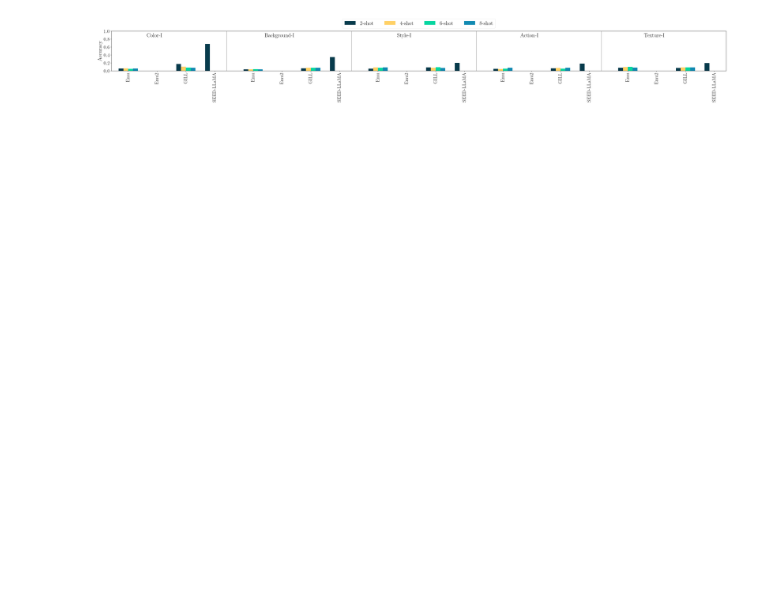
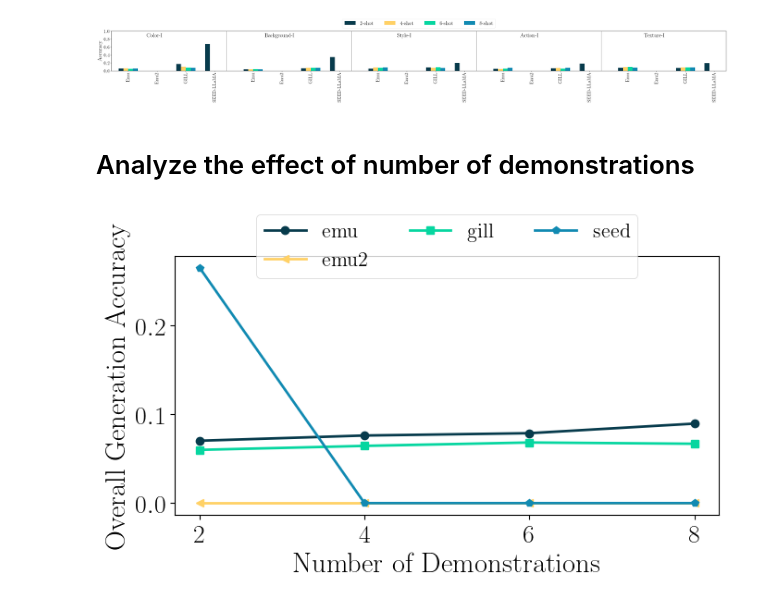
Before and after one commit to UW-Madison-Lee-Lab/CoBSAT, a Jupyter notebook: analysis/plot.ipynb, the cells around one changed output. Cells and saved outputs as stored; diff of their text form; code cells hidden in the pictures; blank space fills up the shorter version.

```diff
--- a/analysis/plot.ipynb
+++ b/analysis/plot.ipynb
@@ -321,3 +310,45 @@ fig.savefig(save_path)
 plt.show()
 # %% [output]
 [figure]
+# %% [markdown]
+# Analyze the effect of number of demonstrations
+# %%
+model_mode = 'image'
+metric = 'overall'
+misleading = 0
+width, height = 7,4
+num_shots = [2,4,6,8]
+
+results = {}
+for model in model_dict[model_mode]:
+    results[model] = defaultdict(list)
+    for shot in num_shots:
+        for task_id in task_dataframe:
+            results[model][shot].append(get_acc(
+                model = model,
+                mode = model_mode,
+                shot = shot,
+                task_id = task_id,
+                metric = metric,
+                misleading = misleading,
+            ))
+
+        results[model][shot] = np.mean(results[model][shot])
+results = pd.DataFrame(results)
+
+fig, ax = plt.subplots(nrows = 1, ncols = 1)
+fig.subplots_adjust(left=0.15, bottom=.18, right=0.99, top=.88, wspace=0, hspace = 0.3) #margin of the figure
+fig.set_size_inches(width, height)
+
+for i, model in enumerate(results):
+    results[model].plot(marker = markers[i], color = colors[i], ax = ax, label = model, linewidth = 2, label = model_dict[model_mode][model])
+ax.set_xticks(num_shots)
+ax.set_xticklabels(num_shots)
+ax.set_xlabel('Number of Demonstrations', fontsize=22)
+ax.set_ylabel('Overall Generation Accuracy', fontsize=22)
+ax.legend(loc='upper center', bbox_to_anchor=(0.5, 1.2), ncol=3, fontsize=16)
+
+fig.savefig(f'{root_dir}/figures/impact_demos.pdf')
+plt.show()
+# %% [output]
+[figure, added]
```
Also changed, not shown: parts of 8 cells of this notebook.
